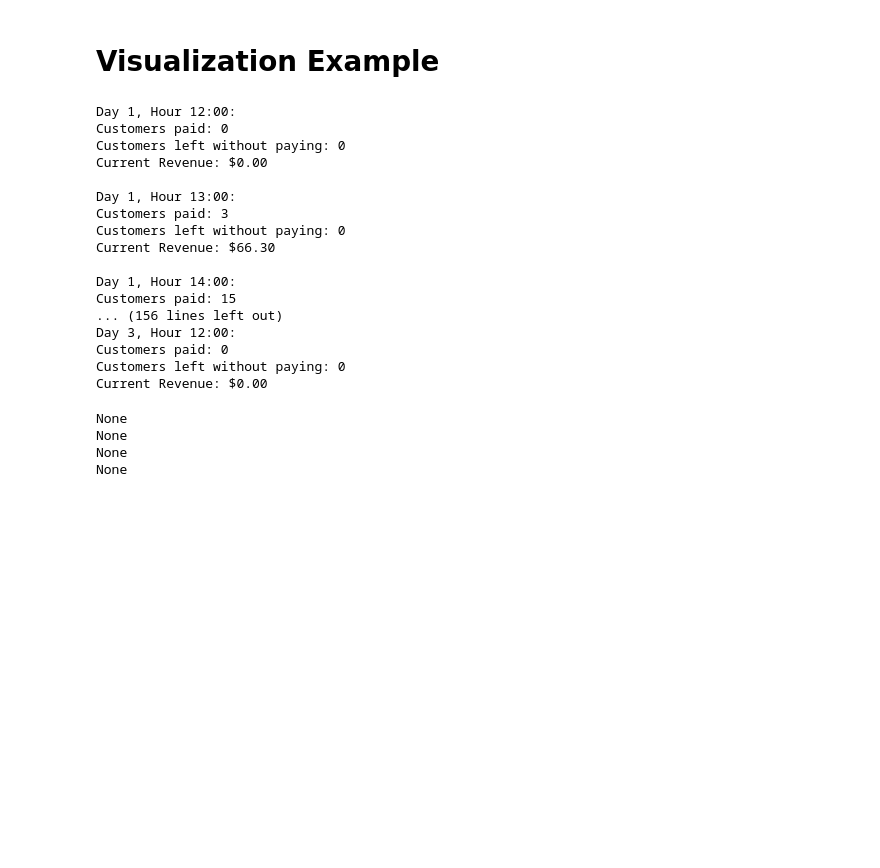
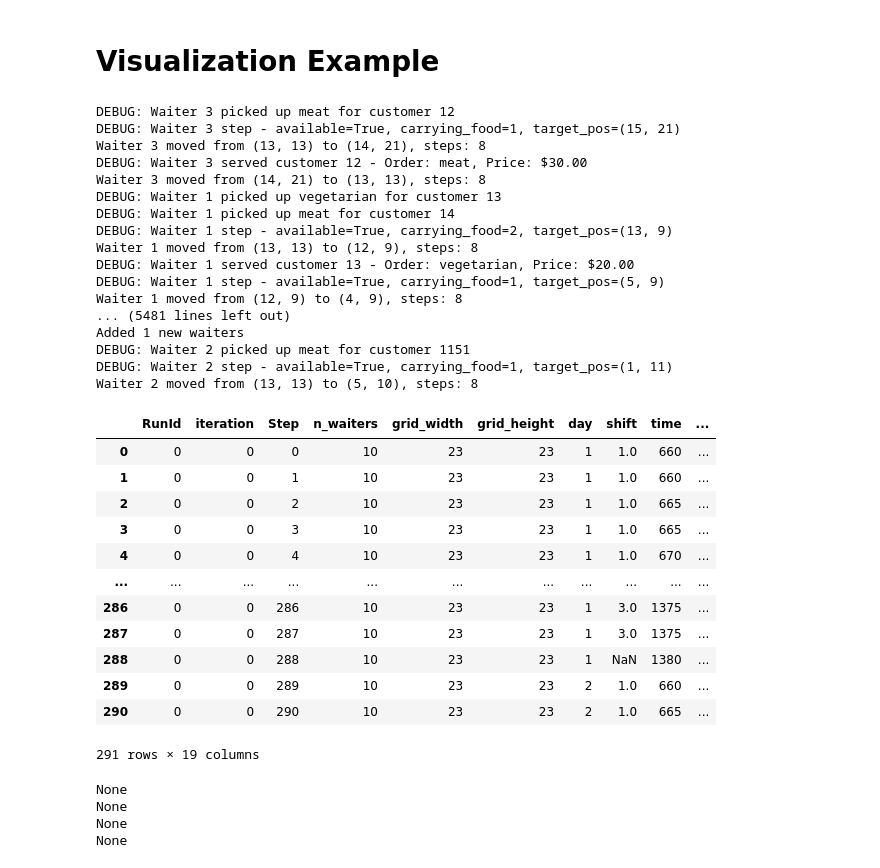
Before and after one commit to StefanieNeumann00/mesa-restaurant-agents, a Jupyter notebook: main.ipynb, the cells around one changed output. Drawn from its saved outputs; the diff is of its cells as text; code cells hidden in the pictures; blank space fills up the shorter version.

```diff
--- a/main.ipynb
+++ b/main.ipynb
@@ -21,7 +56,7 @@ days = [1, 2, 5, 15, 30]
 # Functions
 # %%
 def run_model(run):
-    steps = run['days']*300
+    steps = run['days']*144
     params = {"n_waiters":run['waiter_init_count'], "grid_width":run['grid_side_length'], "grid_height": run['grid_side_length']}
 
     results = mesa.batch_run(
@@ -101,25 +136,55 @@ def visualize_overview(overview):
 # %% [markdown]
 # Visualization Example
 # %%
-results = run_model({"grid_side_length": 10, "waiter_init_count": 10, "days": 1})
+results = run_model({"grid_side_length": 23, "waiter_init_count": 10, "days": 1})
 # %% [output]
-Day 1, Hour 12:00:
-Customers paid: 0
-Customers left without paying: 0
-Current Revenue: $0.00
-
-Day 1, Hour 13:00:
-Customers paid: 3
-Customers left without paying: 0
-Current Revenue: $66.30
-
-Day 1, Hour 14:00:
-Customers paid: 15
-... (156 lines left out)
-Day 3, Hour 12:00:
-Customers paid: 0
-Customers left without paying: 0
-Current Revenue: $0.00
+DEBUG: Waiter 3 picked up meat for customer 12
+DEBUG: Waiter 3 step - available=True, carrying_food=1, target_pos=(15, 21)
+Waiter 3 moved from (13, 13) to (14, 21), steps: 8
+DEBUG: Waiter 3 served customer 12 - Order: meat, Price: $30.00
+Waiter 3 moved from (14, 21) to (13, 13), steps: 8
+DEBUG: Waiter 1 picked up vegetarian for customer 13
+DEBUG: Waiter 1 picked up meat for customer 14
+DEBUG: Waiter 1 step - available=True, carrying_food=2, target_pos=(13, 9)
+Waiter 1 moved from (13, 13) to (12, 9), steps: 8
+DEBUG: Waiter 1 served customer 13 - Order: vegetarian, Price: $20.00
+DEBUG: Waiter 1 step - available=True, carrying_food=1, target_pos=(5, 9)
+Waiter 1 moved from (12, 9) to (4, 9), steps: 8
+... (5481 lines left out)
+Added 1 new waiters
+DEBUG: Waiter 2 picked up meat for customer 1151
+DEBUG: Waiter 2 step - available=True, carrying_food=1, target_pos=(1, 11)
+Waiter 2 moved from (13, 13) to (5, 10), steps: 8
+# %%
+import pandas as pd
+df = pd.DataFrame(results)
+df
+# df = df[df["RunId"] == 0]
+# df['hours'] = df.apply(minutes_to_time, axis=1)
+
+# data_grouped = df.groupby(['day','hours']).agg(
+#     mean_customer_count=('Customer_Count', 'mean'),
+#     mean_waiters_count=('Waiters_Count', 'mean'),
+#     mean_waiting_time=('Average_Wait_Time', 'mean'),
+#     mean_customer_satisfaction=('Average_Customer_Satisfaction', 'mean'),
+#     mean_revenue=('Revenue', 'mean'),
+#     mean_tips = ('Tips', 'mean')).reset_index()
+
+# data_grouped
+# %% [output]
+|  | RunId | iteration | Step | n_waiters | grid_width | grid_height | day | shift | time | ... |
+| 0 | 0 | 0 | 0 | 10 | 23 | 23 | 1 | 1.0 | 660 | ... |
+| 1 | 0 | 0 | 1 | 10 | 23 | 23 | 1 | 1.0 | 660 | ... |
+| 2 | 0 | 0 | 2 | 10 | 23 | 23 | 1 | 1.0 | 665 | ... |
+| 3 | 0 | 0 | 3 | 10 | 23 | 23 | 1 | 1.0 | 665 | ... |
+| 4 | 0 | 0 | 4 | 10 | 23 | 23 | 1 | 1.0 | 670 | ... |
+| ... | ... | ... | ... | ... | ... | ... | ... | ... | ... | ... |
+| 286 | 0 | 0 | 286 | 10 | 23 | 23 | 1 | 3.0 | 1375 | ... |
+| 287 | 0 | 0 | 287 | 10 | 23 | 23 | 1 | 3.0 | 1375 | ... |
+| 288 | 0 | 0 | 288 | 10 | 23 | 23 | 1 | NaN | 1380 | ... |
+| 289 | 0 | 0 | 289 | 10 | 23 | 23 | 2 | 1.0 | 660 | ... |
+| 290 | 0 | 0 | 290 | 10 | 23 | 23 | 2 | 1.0 | 665 | ... |
+291 rows × 19 columns
 # %%
 animator = GridAnimator(results)
 
```
Also changed, not shown: parts of 1 cell of this notebook, 5 other files.
